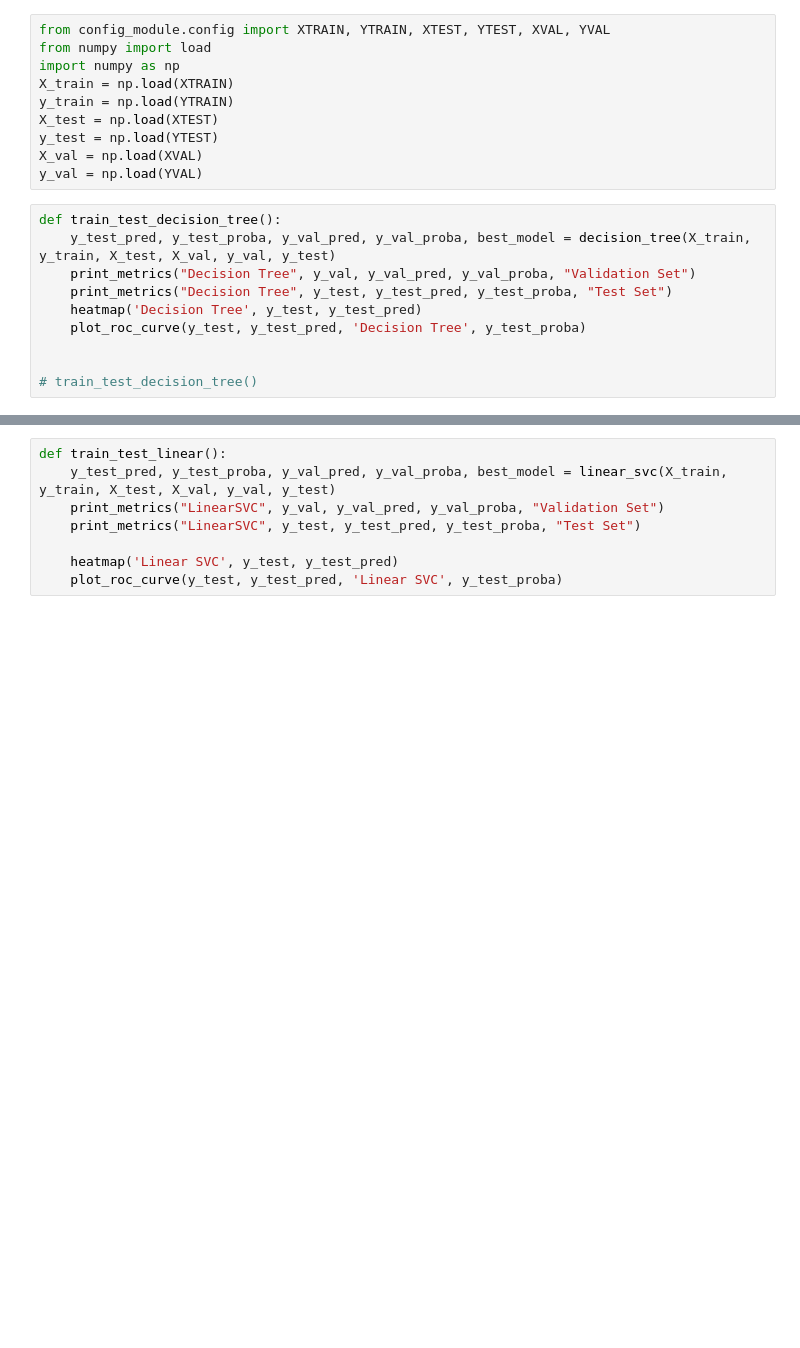
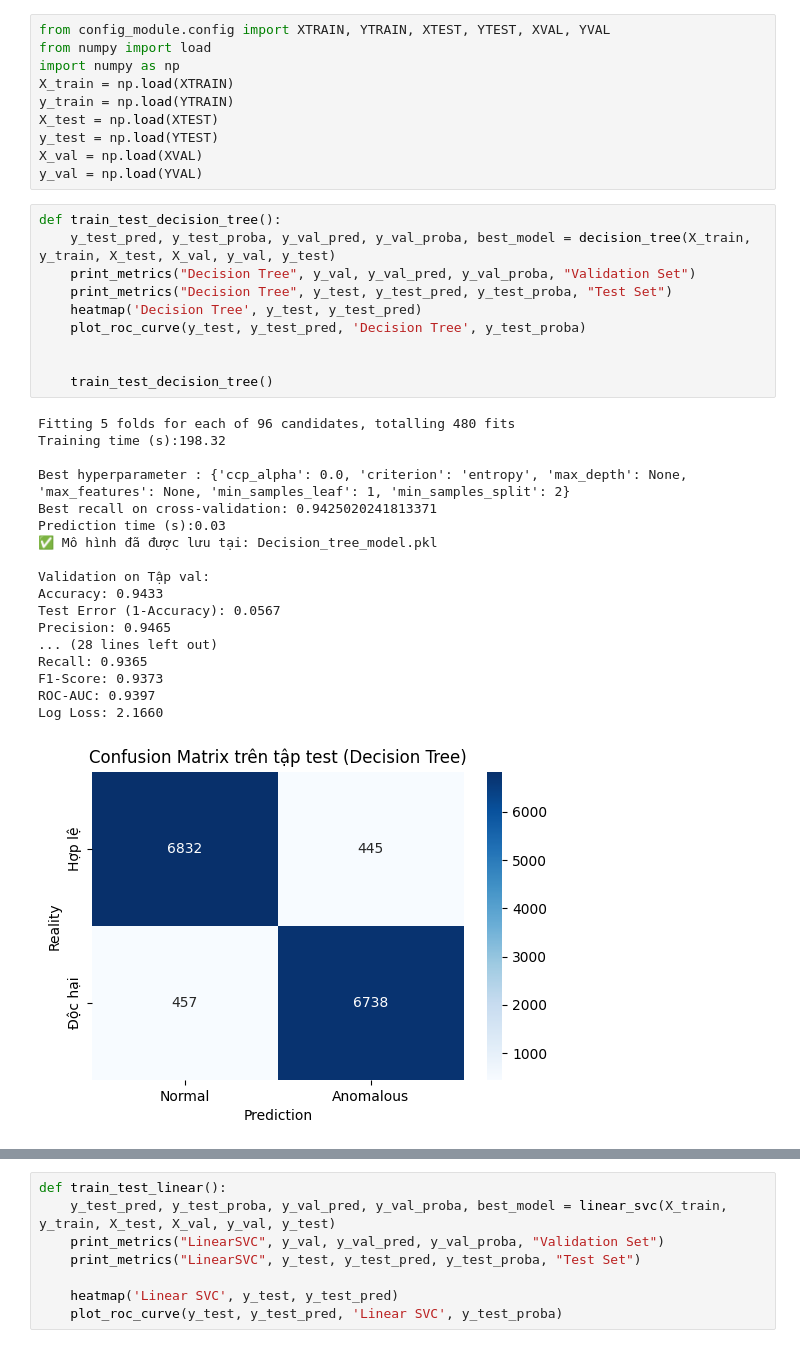
Before and after one commit to DannyPhongcoderso1/WebVulnerabilities, a Jupyter notebook: final.ipynb, the cells around one changed output, grey strips where cells are left out. Saved outputs shown, nothing was run; the diff lists cells and outputs as text; blank space fills up the shorter version.

```diff
--- a/final.ipynb
+++ b/final.ipynb
@@ -108,10 +108,29 @@ y_val = np.load(YVAL)
 # %%
 def train_test_decision_tree():
     y_test_pred, y_test_proba, y_val_pred, y_val_proba, best_model = decision_tree(X_train, y_train, X_test, X_val, y_val, y_test)
     print_metrics("Decision Tree", y_val, y_val_pred, y_val_proba, "Validation Set")
     print_metrics("Decision Tree", y_test, y_test_pred, y_test_proba, "Test Set")
     heatmap('Decision Tree', y_test, y_test_pred)
     plot_roc_curve(y_test, y_test_pred, 'Decision Tree', y_test_proba)
 
 
-# train_test_decision_tree()
+    train_test_decision_tree()
+# %% [output]
+Fitting 5 folds for each of 96 candidates, totalling 480 fits
+Training time (s):198.32
+
+Best hyperparameter : {'ccp_alpha': 0.0, 'criterion': 'entropy', 'max_depth': None, 'max_features': None, 'min_samples_leaf': 1, 'min_samples_split': 2}
+Best recall on cross-validation: 0.9425020241813371
+Prediction time (s):0.03
+✅ Mô hình đã được lưu tại: Decision_tree_model.pkl
+
+Validation on Tập val:
+Accuracy: 0.9433
+Test Error (1-Accuracy): 0.0567
+Precision: 0.9465
+... (28 lines left out)
+Recall: 0.9365
+F1-Score: 0.9373
+ROC-AUC: 0.9397
+Log Loss: 2.1660
+[figure, added]
```
Also changed, not shown: parts of 9 cells of this notebook.
